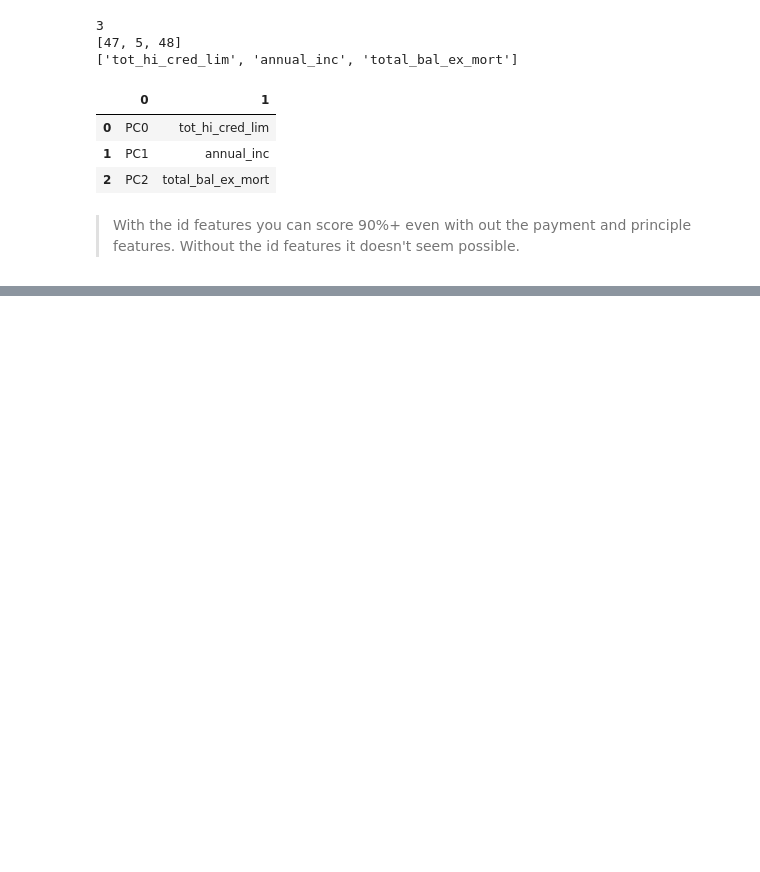
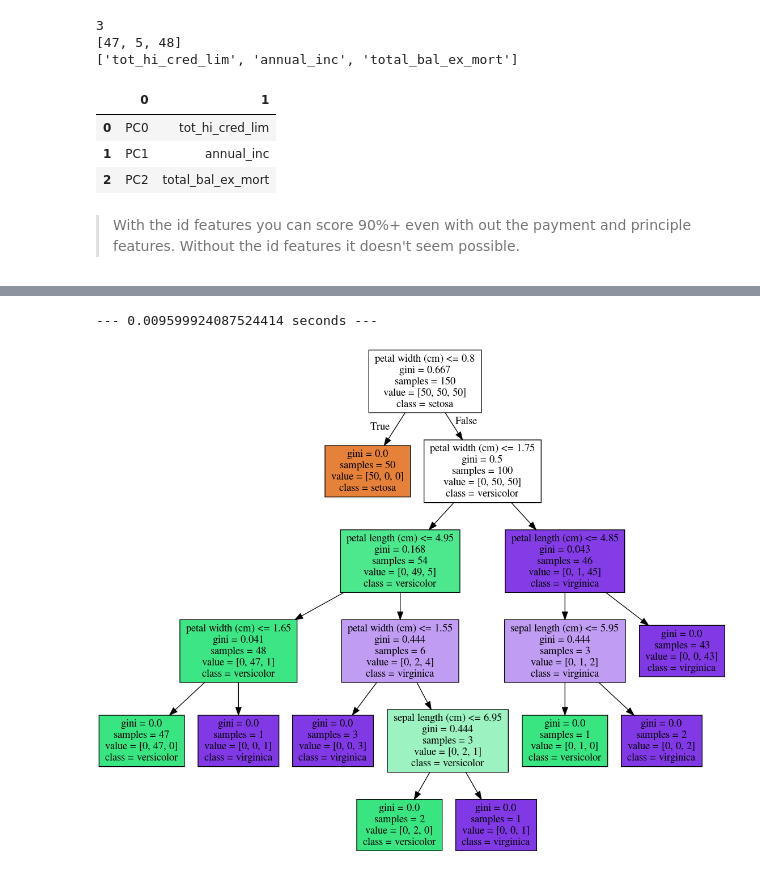
Before and after one commit to Ikwuakor/Thinkful-Assignments, a Jupyter notebook: Decision Trees (Thinkful Supervised learning | random forest models, Checkpoint #2).ipynb, the cells around one changed output, grey strips where cells are left out. Cells and saved outputs as stored; diff of their text form; code cells hidden in the pictures; blank space fills up the shorter version.

```diff
--- a/Decision Trees (Thinkful Supervised learning | random forest models, Checkpoint #2).ipynb
+++ b/Decision Trees (Thinkful Supervised learning | random forest models, Checkpoint #2).ipynb
@@ -432,0 +442,9 @@ df
+# %%
+import time
+from sklearn import datasets
+
+# import some data to play with
+iris = datasets.load_iris()
+iris_df = pd.DataFrame(data=iris.data, columns=iris.feature_names)
+iris_df['target'] = iris.target
+iris_df.head()
@@ -432,0 +458,26 @@ df
+# %%
+X = iris_df.drop(['target'], axis=1)
+Y = iris_df.target.astype(np.int)
+# %%
+start_time = time.time()
+
+# Initialize and train our tree.
+decision_tree = sklearn.tree.DecisionTreeClassifier()
+decision_tree.fit(X, Y)
+
+# Render our tree.
+dot_data = sklearn.tree.export_graphviz(
+    decision_tree, out_file=None,
+    feature_names=X.columns,
+    class_names={0: iris['target_names'][0],
+                 1: iris['target_names'][1],
+                 2: iris['target_names'][2]},
+    filled=True
+)
+print("--- %s seconds ---" % (time.time() - start_time))
+
+graph = pydotplus.graph_from_dot_data(dot_data)
+Image(graph.create_png())
+# %% [output]
+--- 0.009599924087524414 seconds ---
+[figure, added]
```
Also changed, not shown: parts of 9 cells of this notebook.
